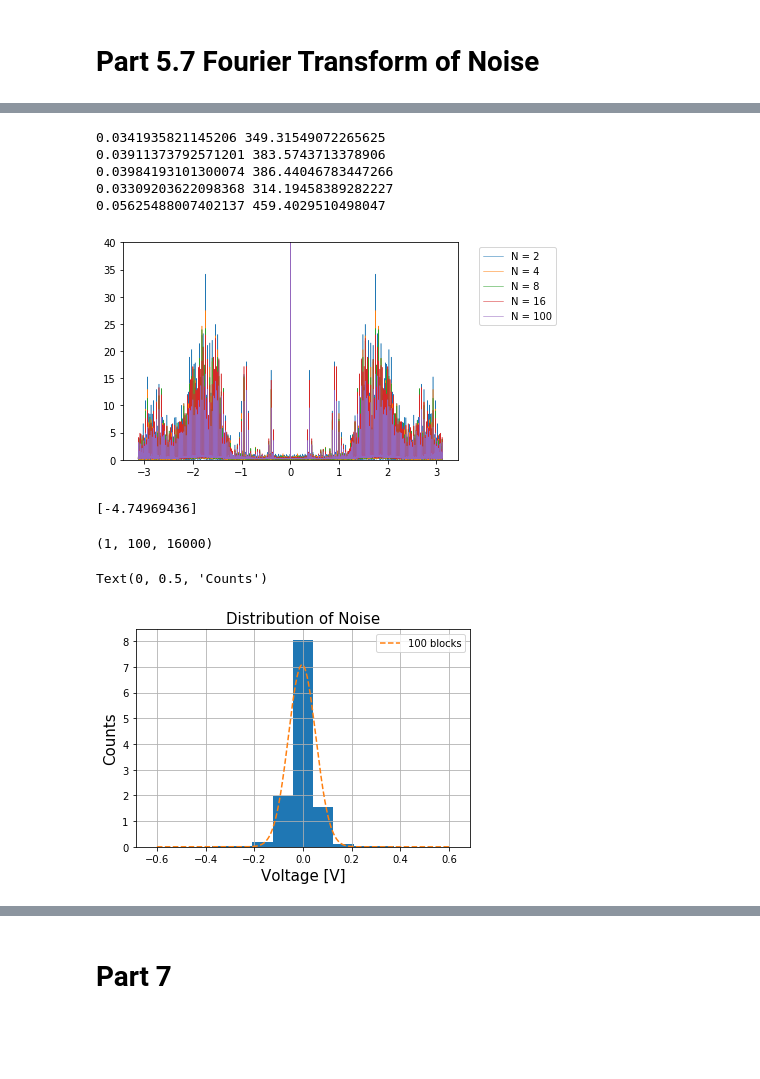
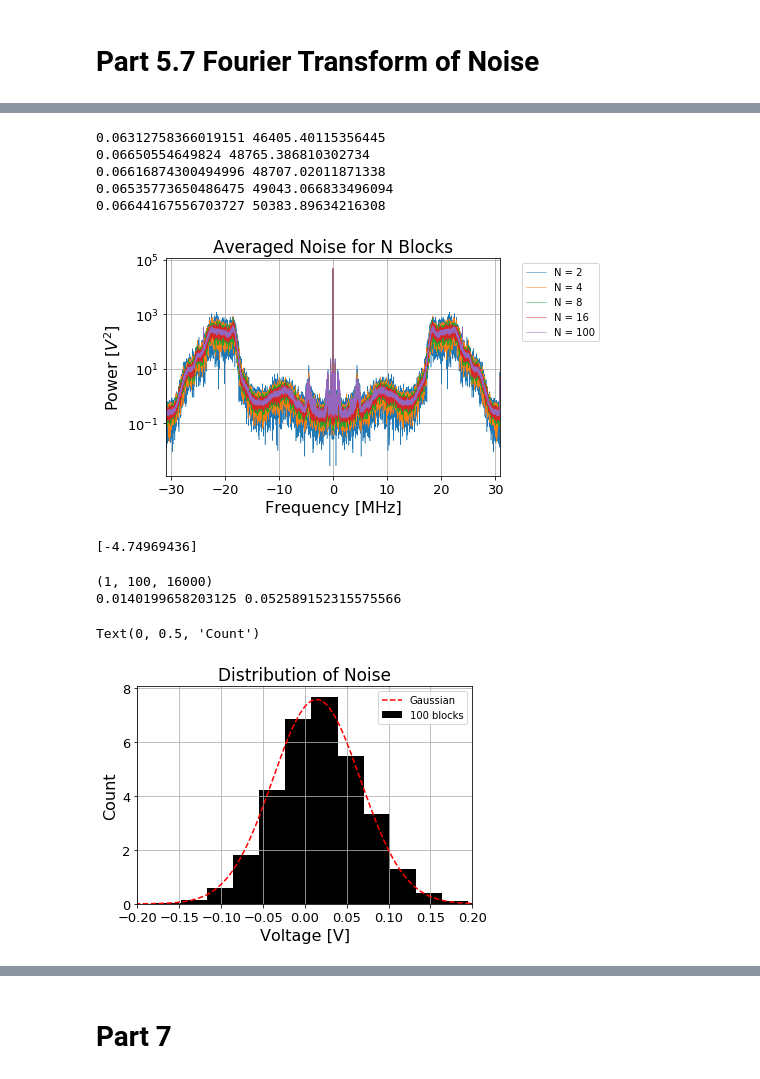
Before and after one commit to James11222/radiolab_repo, a Jupyter notebook: lab1/Emily/Lab1.ipynb, the cells around one changed output, grey strips where cells are left out. Saved outputs shown, nothing was run; the diff lists cells and outputs as text; code cells hidden in the pictures; blank space fills up the shorter version.

```diff
--- a/lab1/Emily/Lab1.ipynb
+++ b/lab1/Emily/Lab1.ipynb
@@ -482,5 +490,5 @@ plt.show()
 # %%
-fig, ax = plt.subplots(2, 1, figsize=(8,4), sharex='col')
+fig, ax = plt.subplots(2, 1, figsize=(6,4), sharex='col')
 
 nyquist_window = [1, -2, 2]
 freq = np.fft.fftshift(np.fft.fftfreq(16000, d=1/6.25))
@@ -493,7 +501,7 @@ for window in nyquist_window:
     i += 1
 ax[0].set_yscale('log')
 ax[0].legend(bbox_to_anchor=(1.02, 1.0), loc='upper left')
-ax[0].set_title('$\\nu_0 = \pm W \\nu_s/2$', fontsize=15)
+ax[0].set_title('$\\nu_0 = \pm W \\nu_s/2$', fontsize=17)
 
 nyquist_window = [-1, 3, 4]
 colors = ["orange", "blue", "green"]
@@ -505,10 +513,12 @@ for window in nyquist_window:
     ax[1].plot(freq, power_fft, label='W = ' + labels[window], color=colors[i])
     i += 1
 ax[1].set_yscale('log')
-ax[1].set_xlabel("Frequency [MHz]", fontsize=15)
+ax[1].set_xlabel("Frequency [MHz]", fontsize=16)
 ax[1].legend(bbox_to_anchor=(1.02, 1.0), loc='upper left')
 ax[1].grid()
 ax[0].grid()
 plt.tight_layout()
-fig.text(-0.01, 0.5, 'Power [$V^2$]', va='center', rotation='vertical', fontsize=15)
+plt.xticks(fontsize=12)
+plt.yticks(fontsize=12)
+fig.text(-0.02, 0.5, 'Power [$V^2$]', va='center', rotation='vertical', fontsize=16)
 # %% [output]
@@ -518,15 +528,16 @@ Text(-0.01, 0.5, 'Power [$V^2$]')
 # Part 5.7 Fourier Transform of Noise
 # %%
 hundred_blocks = np.load("data/blocks_100.npy")
+noise = np.load('data/final_noise_data.npy')
 print(hundred_blocks.shape)
 avg = np.zeros(16000)
 for i in range(100):
-    power_fft = calc_power_fft(hundred_blocks[0][i][:])
+    power_fft = calc_power_fft(noise[0][i][:])
     plt.plot(freq, power_fft, label=str(i))
     avg += power_fft
 # plt.yscale('log')
 # plt.legend()
-plt.ylim(0,100)
+plt.ylim(0,10000)
 plt.show()
 # %% [output]
 (1, 100, 16000)
@@ -541,10 +552,11 @@ plt.ylim(0, 25)
 # two_blocks = hundred_blocks[0][:2]
 
 def avg_blocks(blocks):
+    freq = np.fft.fftshift(np.fft.fftfreq(16000, d=1/62.5))
     avg = np.zeros(16000)
     num = blocks.shape[1]
     for i in range(num):
-        power_fft = calc_power_fft(hundred_blocks[0][i][:])
+        power_fft = calc_power_fft(blocks[0][i][:])
         avg += power_fft
     avg /= num
     plt.plot(freq, avg, label='N = ' + str(num), lw=0.5)
@@ -554,22 +566,32 @@ def avg_blocks(blocks):
     # plt.legend()
 #     plt.ylim(0,100)
 # %%
-avg_blocks(blocks_2)
-avg_blocks(blocks_4)
-avg_blocks(blocks_8)
-avg_blocks(blocks_16)
-avg_blocks(hundred_blocks)
-# plt.yscale('log')
-plt.ylim(0, 40)
+# avg_blocks(blocks_2)
+# avg_blocks(blocks_4)
+# avg_blocks(blocks_8)
+# avg_blocks(blocks_16)
+avg_blocks(noise[:,:2,:])
+avg_blocks(noise[:,:4,:])
+avg_blocks(noise[:,:8,:])
+avg_blocks(noise[:,:16,:])
+avg_blocks(noise)
+plt.yscale('log')
+# plt.ylim(0, 600)
+plt.xlim(-31,31)
+plt.grid()
 plt.legend(bbox_to_anchor=(1.05, 1.0), loc='upper left')
+plt.xlabel('Frequency [MHz]')
+plt.ylabel('Power [$V^2$]')
+plt.title('Averaged Noise for N Blocks')
+plt.savefig('noise.png')
 plt.show()
 # %% [output]
-0.0341935821145206 349.31549072265625
-0.03911373792571201 383.5743713378906
-0.03984193101300074 386.44046783447266
-0.03309203622098368 314.19458389282227
-0.05625488007402137 459.4029510498047
+0.06312758366019151 46405.40115356445
+0.06650554649824 48765.386810302734
+0.06616874300494996 48707.02011871338
+0.06535773650486475 49043.066833496094
+0.06644167556703727 50383.89634216308
-[figure, old version]
+[figure, new version]
 # %%
 import scipy.optimize
 
@@ -599,14 +622,19 @@ def plot_hist(blocks):
 # block_1=data[0][:,0]
 import scipy.stats
 print(hundred_blocks.shape)
-plot_hist(hundred_blocks*10)
+plot_hist(noise)
+# plot_hist(noise[:,:2,:])
+# plot_hist(noise[:,:4,:])
+# plot_hist(noise[:,:16,:])
+# print(noise[:,:2,:].shape)
 
-plt.title('Distribution of Noise', fontsize=15)
-plt.xlabel('Voltage [V]', fontsize=15)
+plt.title('Distribution of Noise')
+plt.xlabel('Voltage [V]')
 plt.grid()
 plt.legend()
-plt.ylabel('Counts', fontsize=15)
+plt.ylabel('Count')
 # %% [output]
 (1, 100, 16000)
+0.0140199658203125 0.052589152315575566
-Text(0, 0.5, 'Counts')
+Text(0, 0.5, 'Count')
-[figure, old version]
+[figure, new version]
```
Also changed, not shown: parts of 51 cells of this notebook, 11 other files.
